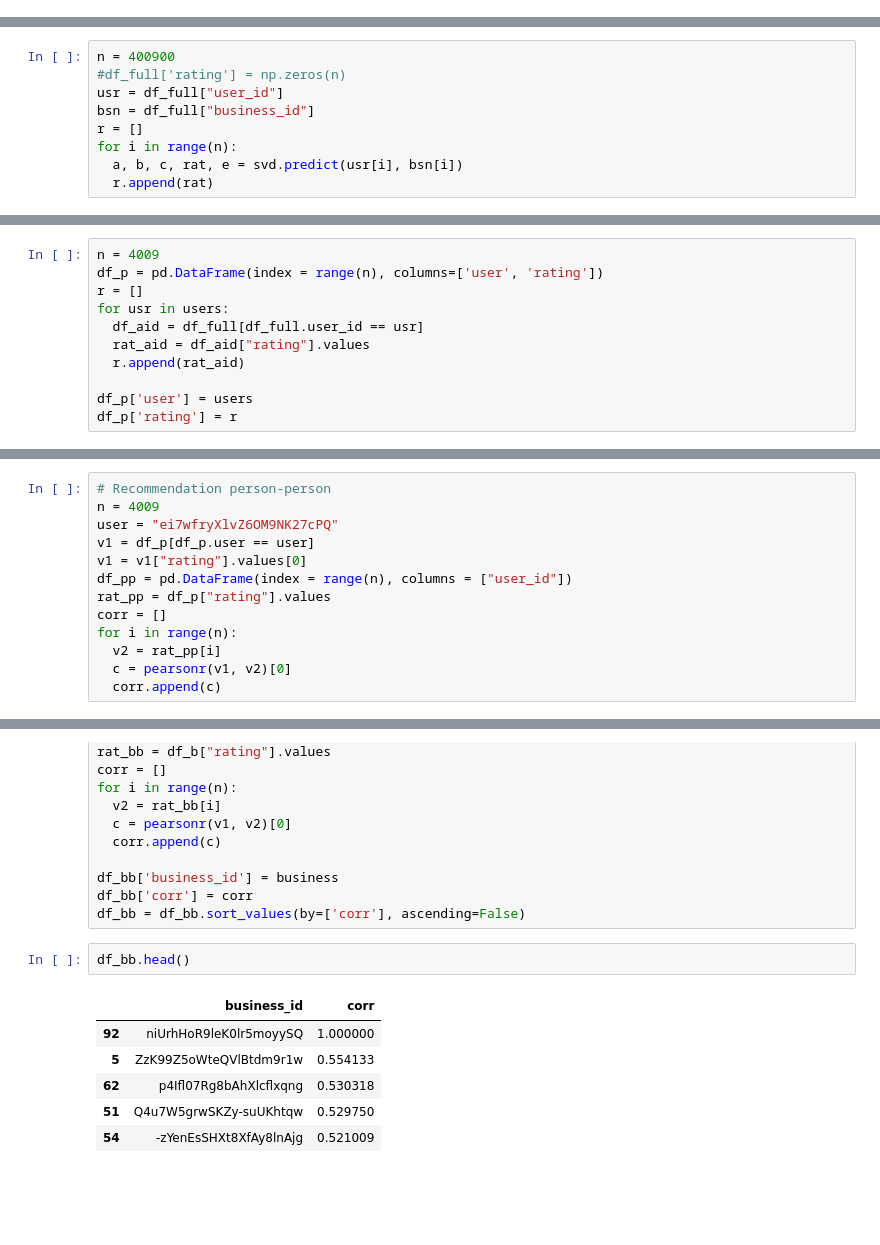
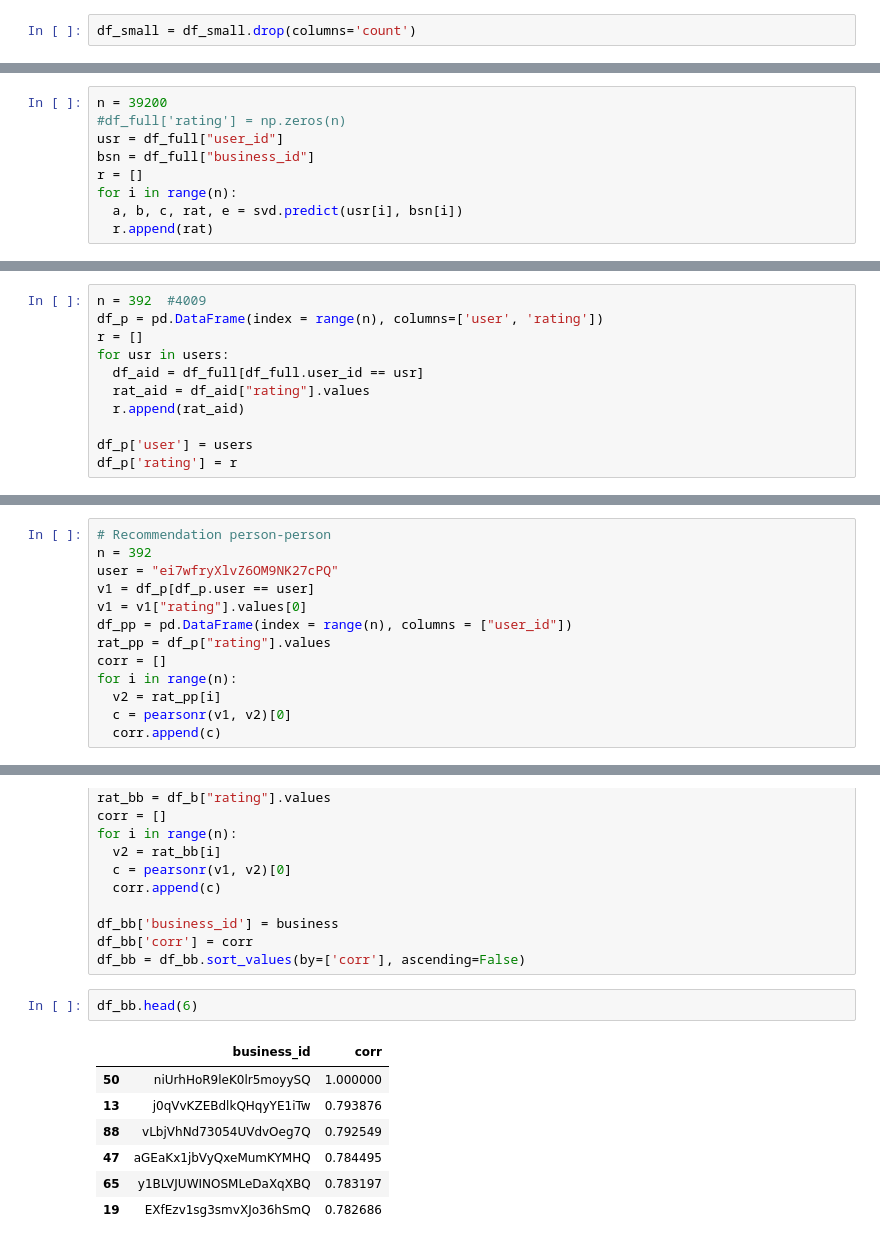
Before and after one commit to lucarossi9/Statistical-computation-project-2, a Jupyter notebook: general_recommender.ipynb, the cells around one changed output, grey strips where cells are left out. Cells and saved outputs as stored; diff of their text form; blank space fills up the shorter version.

```diff
--- a/general_recommender.ipynb
+++ b/general_recommender.ipynb
@@ -121,3 +149,5 @@ df_small = df_small.compute()
+# %%
+df_small = df_small.drop(columns='count')
 # %%
 from surprise.model_selection import train_test_split
 # %%
@@ -188,5 +234,5 @@ df_full
 # %%
-n = 400900
+n = 39200
 #df_full['rating'] = np.zeros(n)
 usr = df_full["user_id"]
 bsn = df_full["business_id"]
@@ -208,5 +254,5 @@ df_full.head()
 # %%
-n = 4009
+n = 392  #4009
 df_p = pd.DataFrame(index = range(n), columns=['user', 'rating'])
 r = []
 for usr in users:
@@ -267,7 +313,7 @@ not_rated.to_latex()
 from scipy.stats import pearsonr
 # %%
 # Recommendation person-person
-n = 4009
+n = 392
 user = "ei7wfryXlvZ6OM9NK27cPQ"
 v1 = df_p[df_p.user == user]
 v1 = v1["rating"].values[0]
@@ -343,12 +403,13 @@ df_bb['business_id'] = business
 df_bb['corr'] = corr
 df_bb = df_bb.sort_values(by=['corr'], ascending=False)
 # %%
-df_bb.head()
+df_bb.head(6)
 # %% [output]
 |  | business_id | corr |
-| 92 | niUrhHoR9leK0lr5moyySQ | 1.000000 |
-| 5 | ZzK99Z5oWteQVlBtdm9r1w | 0.554133 |
-| 62 | p4Ifl07Rg8bAhXlcflxqng | 0.530318 |
-| 51 | Q4u7W5grwSKZy-suUKhtqw | 0.529750 |
-| 54 | -zYenEsSHXt8XfAy8lnAjg | 0.521009 |
+| 50 | niUrhHoR9leK0lr5moyySQ | 1.000000 |
+| 13 | j0qVvKZEBdlkQHqyYE1iTw | 0.793876 |
+| 88 | vLbjVhNd73054UVdvOeg7Q | 0.792549 |
+| 47 | aGEaKx1jbVyQxeMumKYMHQ | 0.784495 |
+| 65 | y1BLVJUWINOSMLeDaXqXBQ | 0.783197 |
+| 19 | EXfEzv1sg3smvXJo36hSmQ | 0.782686 |
 # %%
```
Also changed, not shown: parts of 21 cells of this notebook.
